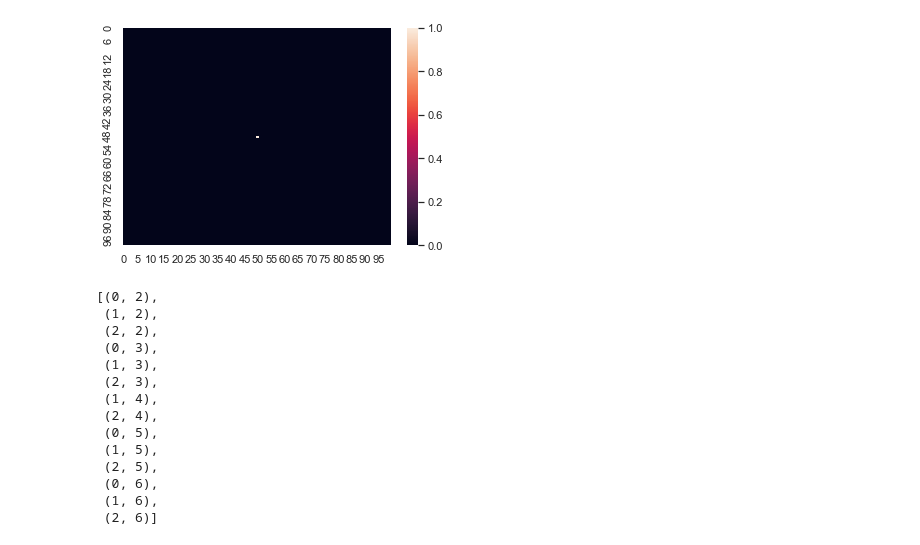
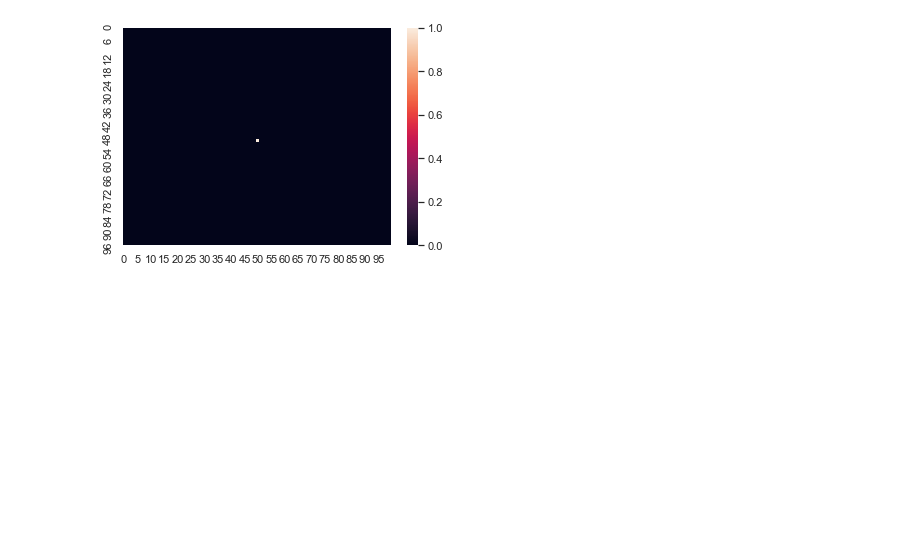
Before and after one commit to RoelvdBurght/complex-systems, a Jupyter notebook: simulate_city.ipynb, the cells around one changed output. Drawn from its saved outputs; the diff is of its cells as text; code cells hidden in the pictures; blank space fills up the shorter version.

```diff
--- a/simulate_city.ipynb
+++ b/simulate_city.ipynb
@@ -7,32 +7,16 @@ from itertools import chain
 # %%
 %timeit
 def plot_grid(city):
     activity_grid = np.array([obj.value for row in city.grid for obj in row]).reshape(city.n,city.n)
     fig = plt.figure()
     sns.heatmap(activity_grid)
     plt.show()
 #     fig.savefig("first_model_t={}.jpg".format((i+1)*10))
 
 city = city_class_test.City(n=100)
 plot_grid(city)
-
-city.grid[0,4].field_neighbors
 # %% [output]
-[figure, old version]
+[figure, new version]
-[(0, 2),
- (1, 2),
- (2, 2),
- (0, 3),
- (1, 3),
- (2, 3),
- (1, 4),
- (2, 4),
- (0, 5),
- (1, 5),
- (2, 5),
- (0, 6),
- (1, 6),
- (2, 6)]
 # %%
 def time(city):
     for i in range(10):
```
Also changed, not shown: parts of 2 cells of this notebook, 2 other files.
